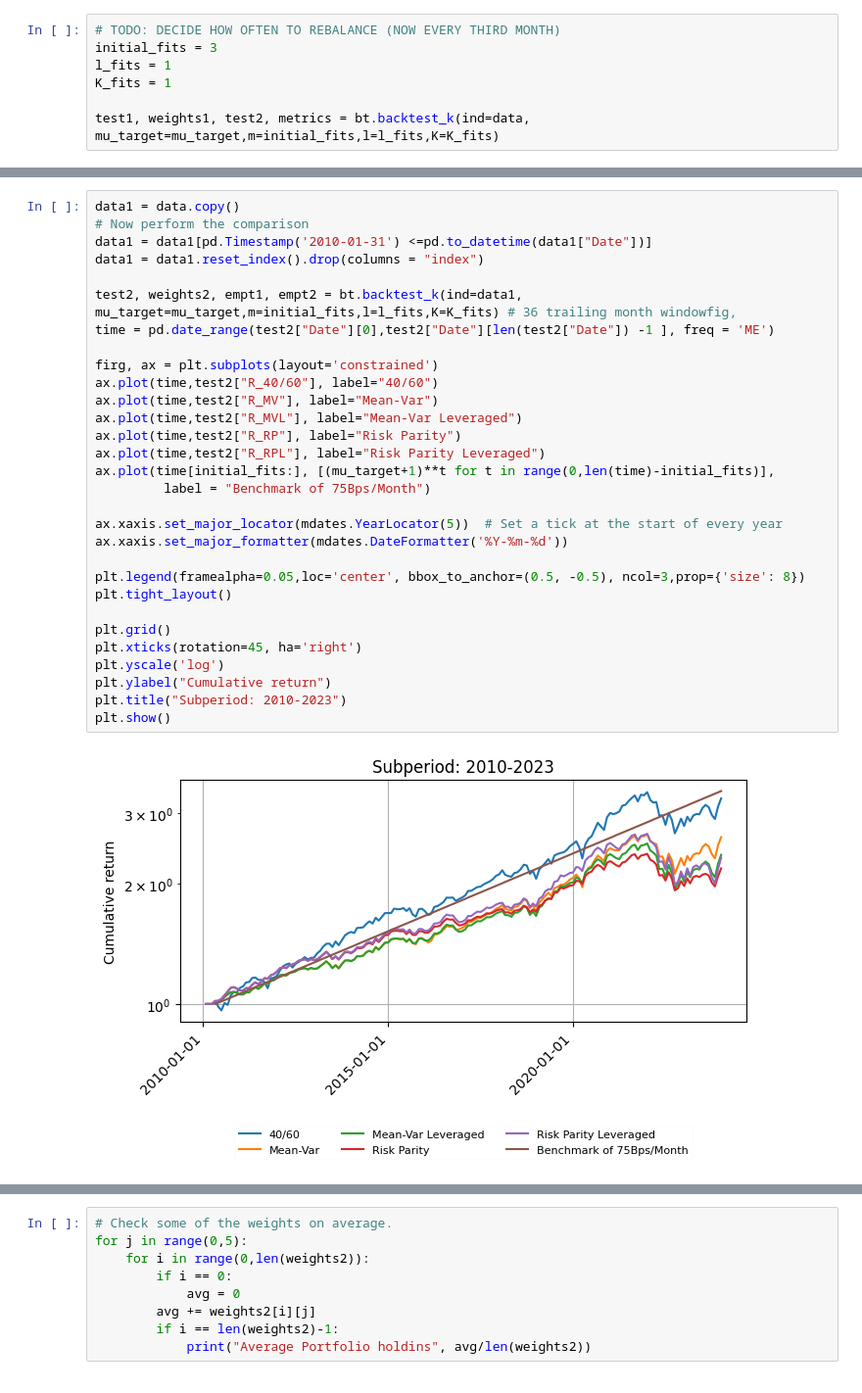
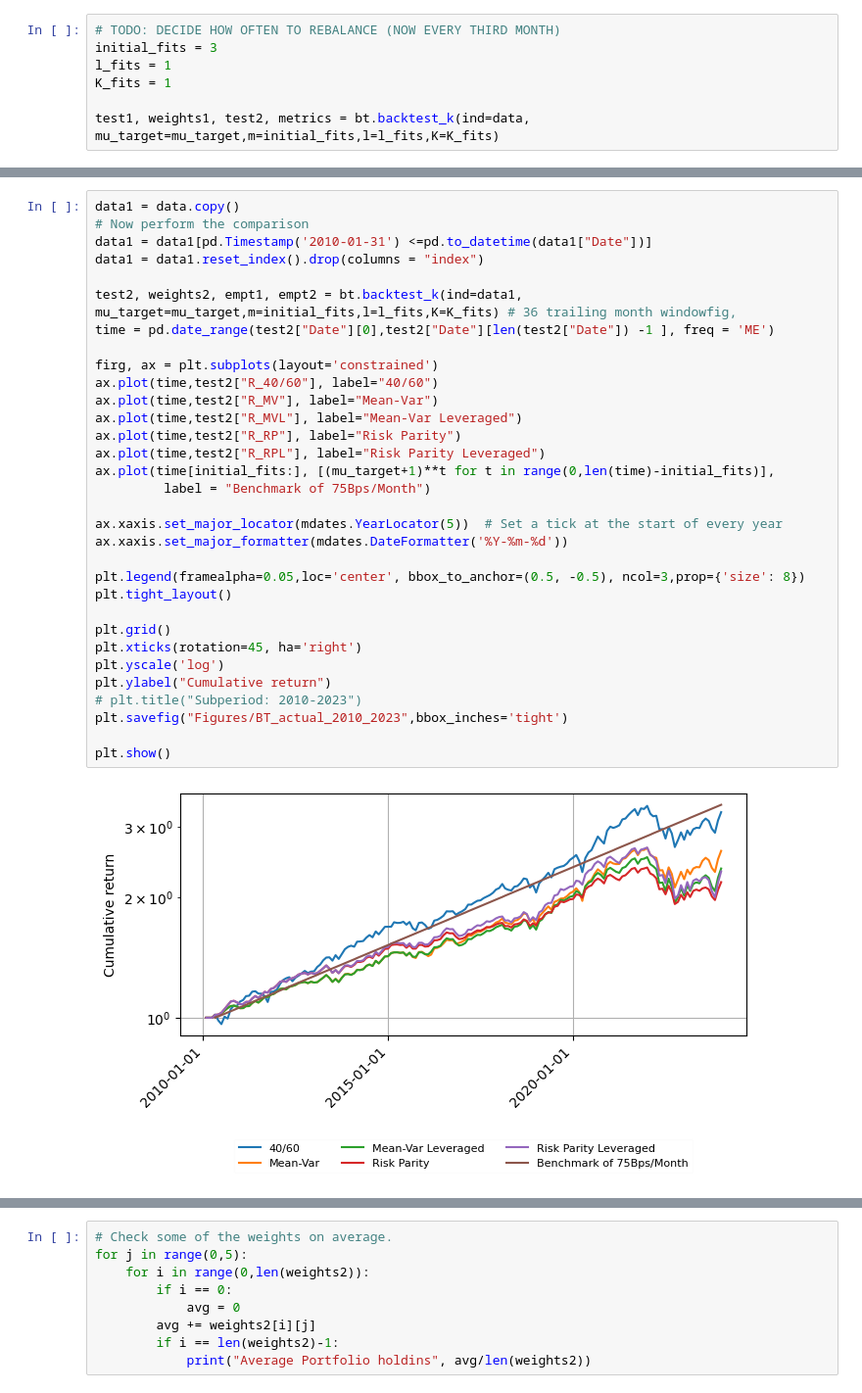
Before and after one commit to andreas-eklundh/Asset_allocation, a Jupyter notebook: Task_1.ipynb, the cells around one changed output, grey strips where cells are left out. Shown: that part at 98% size. Saved outputs shown, nothing was run; the diff lists cells and outputs as text.

```diff
--- a/Task_1.ipynb
+++ b/Task_1.ipynb
@@ -393,35 +396,37 @@ plt.show()
 # %%
 data1 = data.copy()
 # Now perform the comparison
 data1 = data1[pd.Timestamp('2010-01-31') <=pd.to_datetime(data1["Date"])]
 data1 = data1.reset_index().drop(columns = "index")
 
 test2, weights2, empt1, empt2 = bt.backtest_k(ind=data1, mu_target=mu_target,m=initial_fits,l=l_fits,K=K_fits) # 36 trailing month windowfig,
 time = pd.date_range(test2["Date"][0],test2["Date"][len(test2["Date"]) -1 ], freq = 'ME')
 
 firg, ax = plt.subplots(layout='constrained')
 ax.plot(time,test2["R_40/60"], label="40/60")
 ax.plot(time,test2["R_MV"], label="Mean-Var")
 ax.plot(time,test2["R_MVL"], label="Mean-Var Leveraged")
 ax.plot(time,test2["R_RP"], label="Risk Parity")
 ax.plot(time,test2["R_RPL"], label="Risk Parity Leveraged")
 ax.plot(time[initial_fits:], [(mu_target+1)**t for t in range(0,len(time)-initial_fits)],
          label = "Benchmark of 75Bps/Month")
 
 ax.xaxis.set_major_locator(mdates.YearLocator(5))  # Set a tick at the start of every year
 ax.xaxis.set_major_formatter(mdates.DateFormatter('%Y-%m-%d'))
 
 plt.legend(framealpha=0.05,loc='center', bbox_to_anchor=(0.5, -0.5), ncol=3,prop={'size': 8})
 plt.tight_layout()
 
 plt.grid()
 plt.xticks(rotation=45, ha='right')
 plt.yscale('log')
 plt.ylabel("Cumulative return")
-plt.title("Subperiod: 2010-2023")
+# plt.title("Subperiod: 2010-2023")
+plt.savefig("Figures/BT_actual_2010_2023",bbox_inches='tight')
+
 plt.show()
 # %% [output]
-[figure, old version]
+[figure, new version]
 # %%
 data1 = data.copy()
 # Now perform the comparison
```
Also changed, not shown: parts of 8 cells of this notebook, 6 other files.
